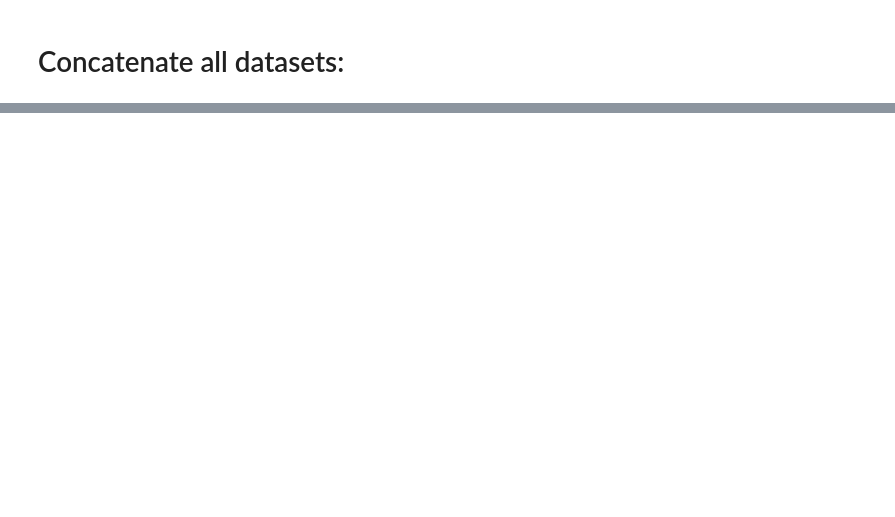
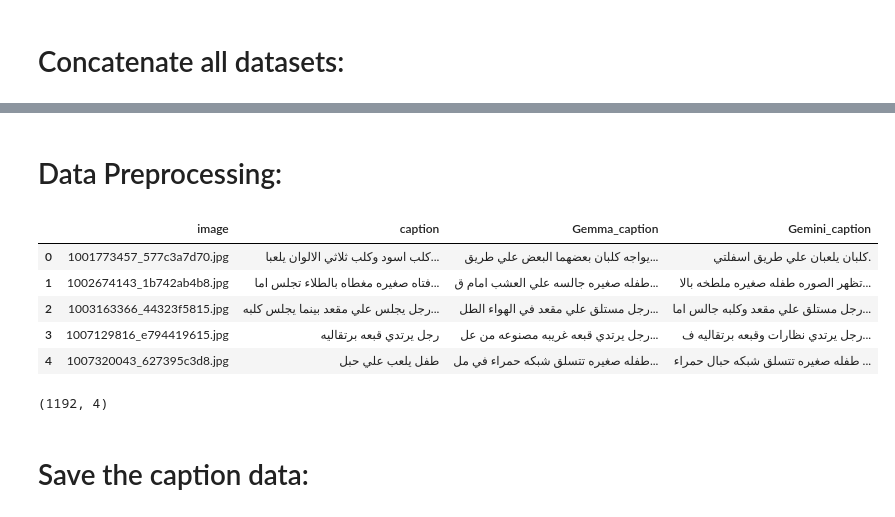
Before and after one commit to khaoula023/image_caption_generation, a Jupyter notebook: research/caption_preprocessing.ipynb, the cells around one changed output, grey strips where cells are left out. Saved outputs shown, nothing was run; the diff lists cells and outputs as text; code cells hidden in the pictures; blank space fills up the shorter version.

```diff
--- a/research/caption_preprocessing.ipynb
+++ b/research/caption_preprocessing.ipynb
@@ -88,0 +245,20 @@ gemini_1.head()
+# %% [markdown]
+# Data Preprocessing:
+# %%
+caption_data["Gemma_caption"] = caption_data["Gemma_caption"].astype(str).apply(preprocess_caption)
+caption_data["Gemini_caption"] = caption_data["Gemini_caption"].astype(str).apply(preprocess_caption)
+caption_data["caption"] = caption_data["caption"].astype(str).apply(preprocess_caption)
+caption_data.head()
+# %% [output]
+|  | image | caption | Gemma_caption | Gemini_caption |
+| 0 | 1001773457_577c3a7d70.jpg | كلب اسود وكلب ثلاثي الالوان يلعبا... | يواجه كلبان بعضهما البعض علي طريق... | كلبان يلعبان علي طريق اسفلتي. |
+| 1 | 1002674143_1b742ab4b8.jpg | فتاه صغيره مغطاه بالطلاء تجلس اما... | طفله صغيره جالسه علي العشب امام ق... | تظهر الصوره طفله صغيره ملطخه بالا... |
+| 2 | 1003163366_44323f5815.jpg | رجل يجلس علي مقعد بينما يجلس كلبه... | رجل مستلق علي مقعد في الهواء الطل... | رجل مستلق علي مقعد وكلبه جالس اما... |
+| 3 | 1007129816_e794419615.jpg | رجل يرتدي قبعه برتقاليه | رجل يرتدي قبعه غريبه مصنوعه من عل... | رجل يرتدي نظارات وقبعه برتقاليه ف... |
+| 4 | 1007320043_627395c3d8.jpg | طفل يلعب علي حبل | طفله صغيره تتسلق شبكه حمراء في مل... | طفله صغيره تتسلق شبكه حبال حمراء ... |
+# %%
+caption_data.shape
+# %% [output]
+(1192, 4)
+# %% [markdown]
+# Save the caption data:
```
Also changed, not shown: parts of 27 cells of this notebook, 3 other files.
